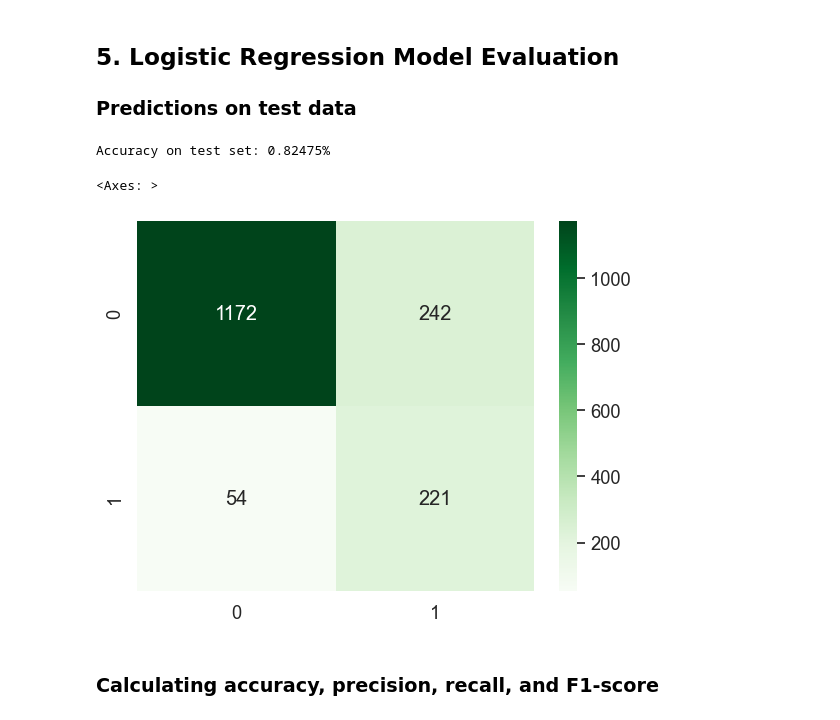
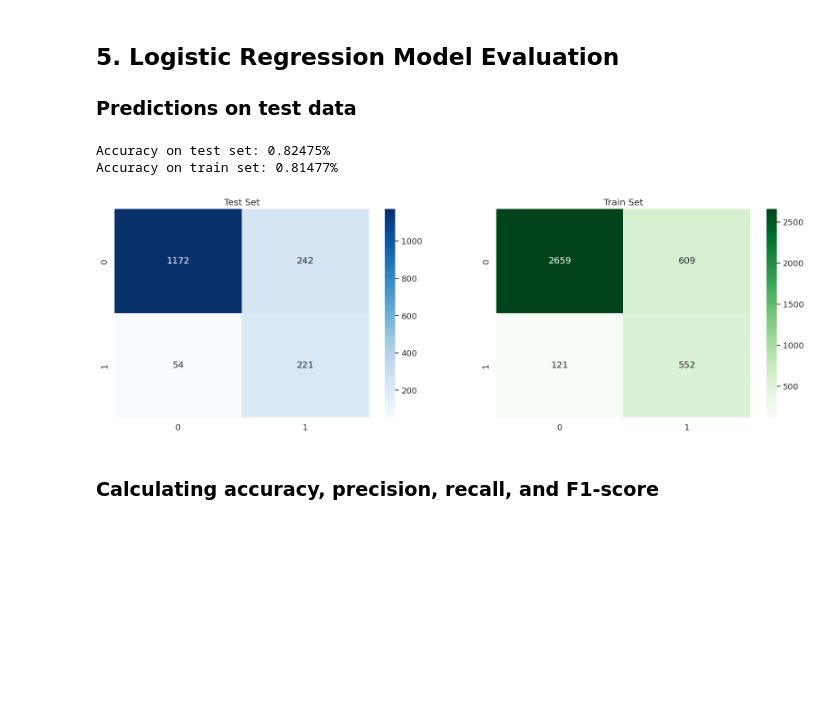
Before and after one commit to maria-snarava/portfolio-ml, a Jupyter notebook: CustomerChurnPrediction.ipynb, the cells around one changed output. Drawn from its saved outputs; the diff is of its cells as text; code cells hidden in the pictures; blank space fills up the shorter version.

Commit message:
Udate linear regression

```diff
--- a/CustomerChurnPrediction.ipynb
+++ b/CustomerChurnPrediction.ipynb
@@ -208,8 +219,7 @@ Data imbalanced so let's make Over sample for it Using SMOTETomek:
 # %%
-from imblearn.combine import SMOTETomek
 from imblearn.over_sampling import SMOTE
 
-resampler = SMOTETomek(random_state=42)
+resampler = SMOTE(random_state=RANDOM_STATE)
 # %% [markdown]
 ## **4. Logistic Regression Model Building**
 Split data:
@@ -223,19 +233,19 @@ import seaborn as sns
 import numpy as np
 
 # prepare X and y
-y = df["Churn"]
+Y = df["Churn"]
 X = df.drop(columns=["Churn"])
 test_size = 0.3
 
 # prpeare training and testing data
-X_train, X_test, y_train, y_test = train_test_split(X, Y, test_size=test_size, random_state=42)
+X_train, X_test, y_train, y_test = train_test_split(X, Y, test_size=test_size, random_state=RANDOM_STATE)
 # %% [markdown]
 ### Implementing logistic regression
 # %%
 pipeline = ImbPipeline([
           ('transformer', transformer),
           ('resampler', resampler),
-          ('classifier', LogisticRegression())
+          ('classifier', LogisticRegression(max_iter=10_000, random_state=RANDOM_STATE))
       ])
 # %% [markdown]
 ### Model training
@@ -264,7 +273,0 @@ Pipeline(steps=[('transformer',
-# %%
-#Calculate accuracy
-y_pred = pipeline.predict(X_train)
-print(f"Accuracy on train set: {pipeline.score(X_train, y_train):0.5}%")
-cm_lr = confusion_matrix(y_train, y_pred)
-sns.set(font_scale = 1.2)
-sns.heatmap(cm_lr,annot = True,fmt = 'd', cmap ='Blues')
@@ -279,17 +278,31 @@ Accuracy on train set: 0.81477%
 # %%
 # calculate the testing data accuracy and confusion matix
 y_pred_test = pipeline.predict(X_test)
 #Calculate accuracy
 
 print(f"Accuracy on test set: {pipeline.score(X_test, y_test):0.5}%")
 #confusion matrix test Data
-cm_lr = confusion_matrix(y_test, y_pred_test)
-sns.set(font_scale = 1.2)
-sns.heatmap(cm_lr,annot = True,fmt = 'd', cmap ='Greens')
+cm_lr_test = confusion_matrix(y_test, y_pred_test)
+
+
+fig, ax =plt.subplots(1, 2, figsize=(20, 6))
+ax[0].set_title('Test Set')
+sns.heatmap(cm_lr_test, annot = True,fmt = 'd', cmap ='Blues', ax=ax[0])
+
+#Calculate accuracy
+y_pred = pipeline.predict(X_train)
+print(f"Accuracy on train set: {pipeline.score(X_train, y_train):0.5}%")
+cm_lr = confusion_matrix(y_train, y_pred)
+
+ax[1].set_title('Train Set')
+sns.heatmap(cm_lr,annot = True,fmt = 'd', cmap ='Greens', ax=ax[1])
+
+
+fig.show()
 # %% [output]
 Accuracy on test set: 0.82475%
+Accuracy on train set: 0.81477%
-<Axes: >
-[figure, old version]
+[figure, new version]
 # %% [markdown]
 ### Calculating accuracy, precision, recall, and F1-score
 # %%
```
Also changed, not shown: parts of 22 cells of this notebook.
